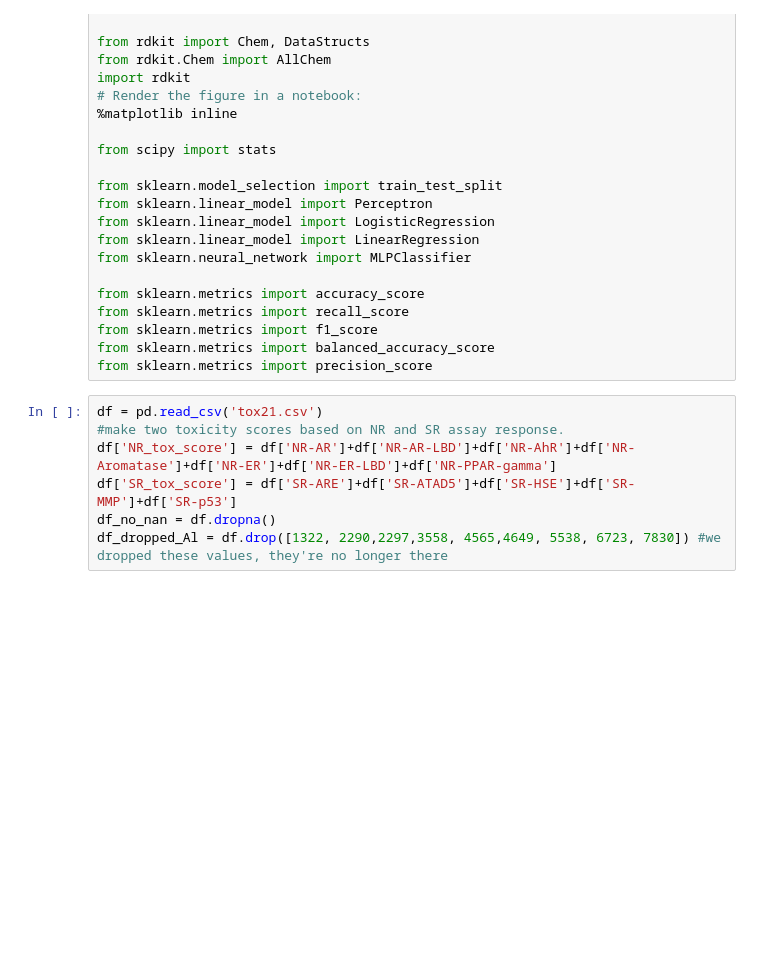
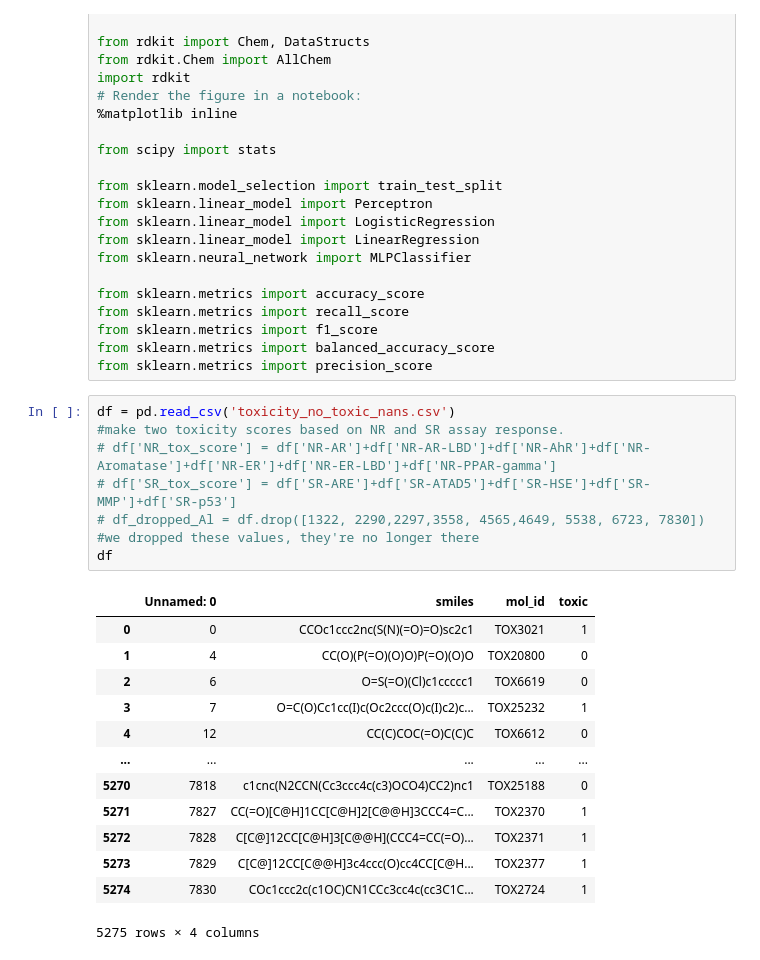
Before and after one commit to dx21006/ML_Tox21_Assessment, a Jupyter notebook: MJS_descriptor_graphs.ipynb, the cells around one changed output. Saved outputs shown, nothing was run; the diff lists cells and outputs as text; blank space fills up the shorter version.

```diff
--- a/MJS_descriptor_graphs.ipynb
+++ b/MJS_descriptor_graphs.ipynb
@@ -30,12 +30,26 @@ from sklearn.metrics import f1_score
 from sklearn.metrics import balanced_accuracy_score
 from sklearn.metrics import precision_score
 # %%
-df = pd.read_csv('tox21.csv')
+df = pd.read_csv('toxicity_no_toxic_nans.csv')
 #make two toxicity scores based on NR and SR assay response.
-df['NR_tox_score'] = df['NR-AR']+df['NR-AR-LBD']+df['NR-AhR']+df['NR-Aromatase']+df['NR-ER']+df['NR-ER-LBD']+df['NR-PPAR-gamma']
-df['SR_tox_score'] = df['SR-ARE']+df['SR-ATAD5']+df['SR-HSE']+df['SR-MMP']+df['SR-p53']
-df_no_nan = df.dropna()
-df_dropped_Al = df.drop([1322, 2290,2297,3558, 4565,4649, 5538, 6723, 7830]) #we dropped these values, they're no longer there
+# df['NR_tox_score'] = df['NR-AR']+df['NR-AR-LBD']+df['NR-AhR']+df['NR-Aromatase']+df['NR-ER']+df['NR-ER-LBD']+df['NR-PPAR-gamma']
+# df['SR_tox_score'] = df['SR-ARE']+df['SR-ATAD5']+df['SR-HSE']+df['SR-MMP']+df['SR-p53']
+# df_dropped_Al = df.drop([1322, 2290,2297,3558, 4565,4649, 5538, 6723, 7830]) #we dropped these values, they're no longer there
+df
+# %% [output]
+|  | Unnamed: 0 | smiles | mol_id | toxic |
+| 0 | 0 | CCOc1ccc2nc(S(N)(=O)=O)sc2c1 | TOX3021 | 1 |
+| 1 | 4 | CC(O)(P(=O)(O)O)P(=O)(O)O | TOX20800 | 0 |
+| 2 | 6 | O=S(=O)(Cl)c1ccccc1 | TOX6619 | 0 |
+| 3 | 7 | O=C(O)Cc1cc(I)c(Oc2ccc(O)c(I)c2)c... | TOX25232 | 1 |
+| 4 | 12 | CC(C)COC(=O)C(C)C | TOX6612 | 0 |
+| ... | ... | ... | ... | ... |
+| 5270 | 7818 | c1cnc(N2CCN(Cc3ccc4c(c3)OCO4)CC2)nc1 | TOX25188 | 0 |
+| 5271 | 7827 | CC(=O)[C@H]1CC[C@H]2[C@@H]3CCC4=C... | TOX2370 | 1 |
+| 5272 | 7828 | C[C@]12CC[C@H]3[C@@H](CCC4=CC(=O)... | TOX2371 | 1 |
+| 5273 | 7829 | C[C@]12CC[C@@H]3c4ccc(O)cc4CC[C@H... | TOX2377 | 1 |
+| 5274 | 7830 | COc1ccc2c(c1OC)CN1CCc3cc4c(cc3C1C... | TOX2724 | 1 |
+5275 rows × 4 columns
 # %%
 # https://greglandrum.github.io/rdkit-blog/posts/2022-12-23-descriptor-tutorial.html
 from rdkit.Chem import Descriptors
```
Also changed, not shown: parts of 5 cells of this notebook, 1 other file.
